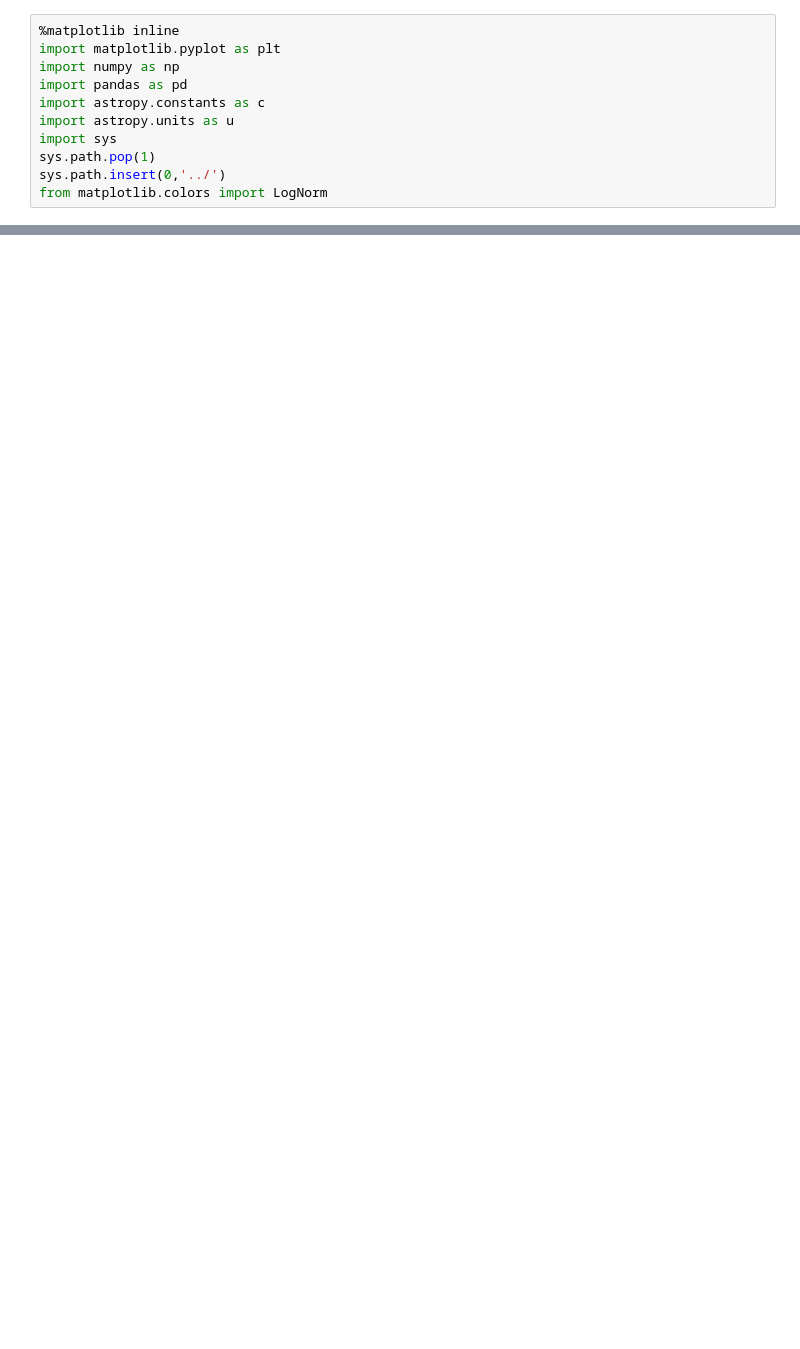
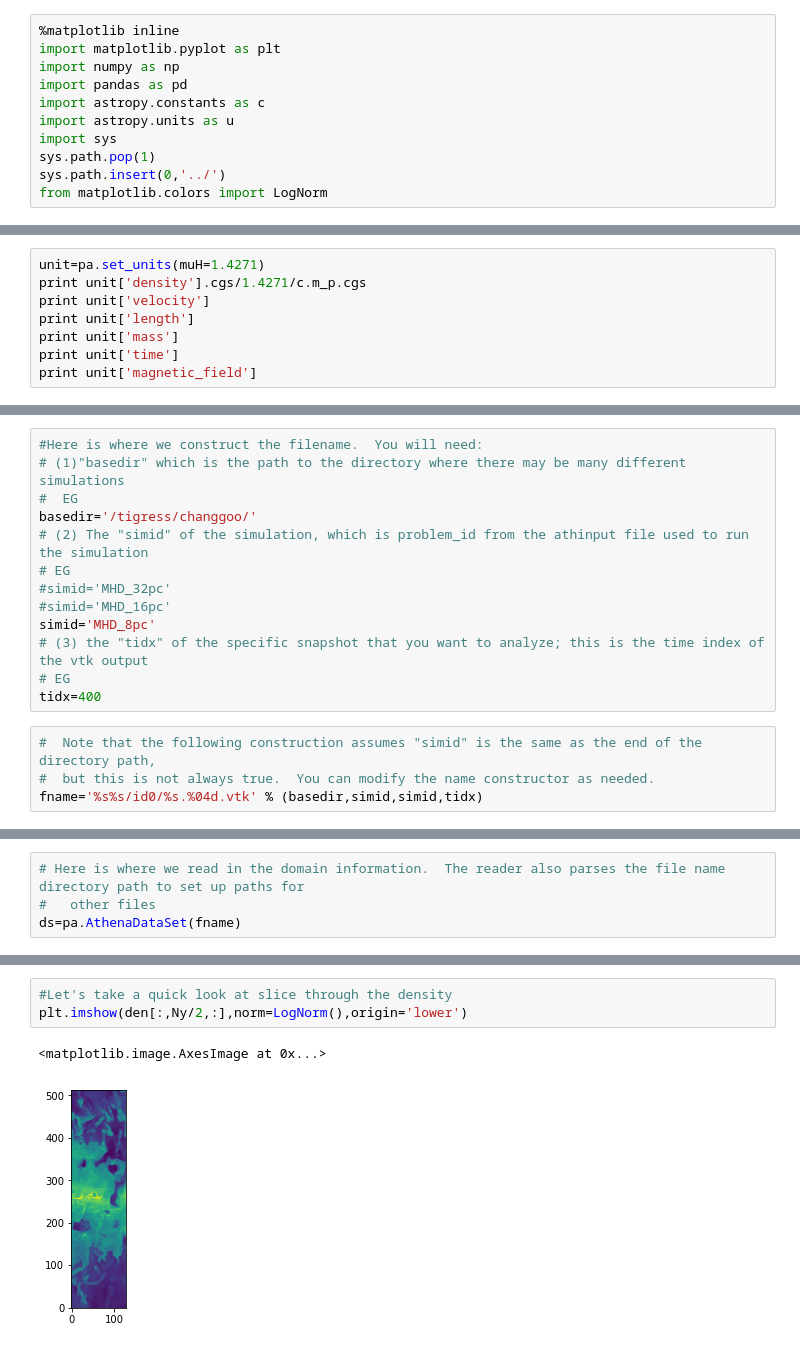
Before and after one commit to changgoo/pyathena, a Jupyter notebook: notebook/vtk_analysis.ipynb, the cells around one changed output, grey strips where cells are left out. Drawn from its saved outputs; the diff is of its cells as text; blank space fills up the shorter version.

```diff
--- a/notebook/vtk_analysis.ipynb
+++ b/notebook/vtk_analysis.ipynb
@@ -92,0 +47,8 @@ plt.ylim(0,5)
+# %%
+unit=pa.set_units(muH=1.4271)
+print unit['density'].cgs/1.4271/c.m_p.cgs
+print unit['velocity']
+print unit['length']
+print unit['mass']
+print unit['time']
+print unit['magnetic_field']
@@ -92,0 +111,17 @@ plt.ylim(0,5)
+# %%
+#Here is where we construct the filename.  You will need:
+# (1)"basedir" which is the path to the directory where there may be many different simulations
+#  EG
+basedir='/tigress/changgoo/'
+# (2) The "simid" of the simulation, which is problem_id from the athinput file used to run the simulation
+# EG
+#simid='MHD_32pc'
+#simid='MHD_16pc'
+simid='MHD_8pc'
+# (3) the "tidx" of the specific snapshot that you want to analyze; this is the time index of the vtk output
+# EG
+tidx=400
+# %%
+#  Note that the following construction assumes "simid" is the same as the end of the directory path,
+#  but this is not always true.  You can modify the name constructor as needed.
+fname='%s%s/id0/%s.%04d.vtk' % (basedir,simid,simid,tidx)
@@ -92,0 +138,4 @@ plt.ylim(0,5)
+# %%
+# Here is where we read in the domain information.  The reader also parses the file name directory path to set up paths for
+#   other files
+ds=pa.AthenaDataSet(fname)
@@ -92,0 +280,6 @@ plt.ylim(0,5)
+# %%
+#Let's take a quick look at slice through the density
+plt.imshow(den[:,Ny/2,:],norm=LogNorm(),origin='lower')
+# %% [output]
+<matplotlib.image.AxesImage at 0x...>
+[figure, added]
```
Also changed, not shown: parts of 81 cells of this notebook.
